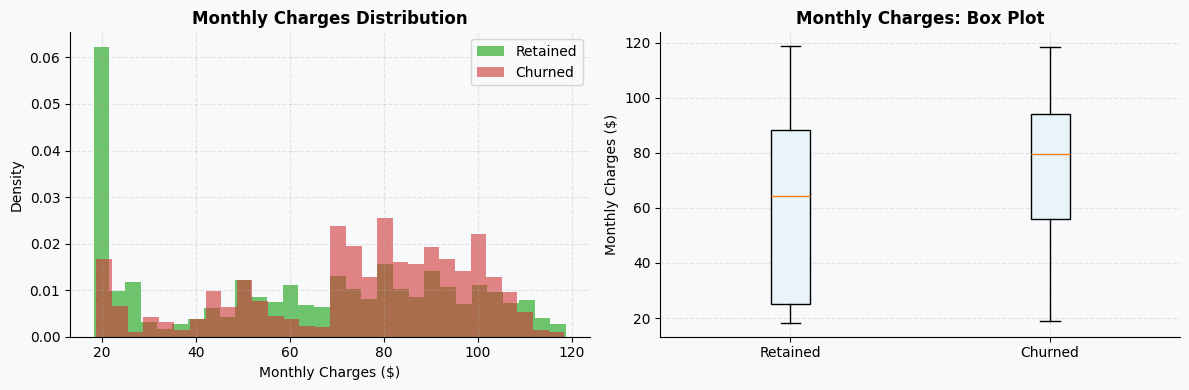
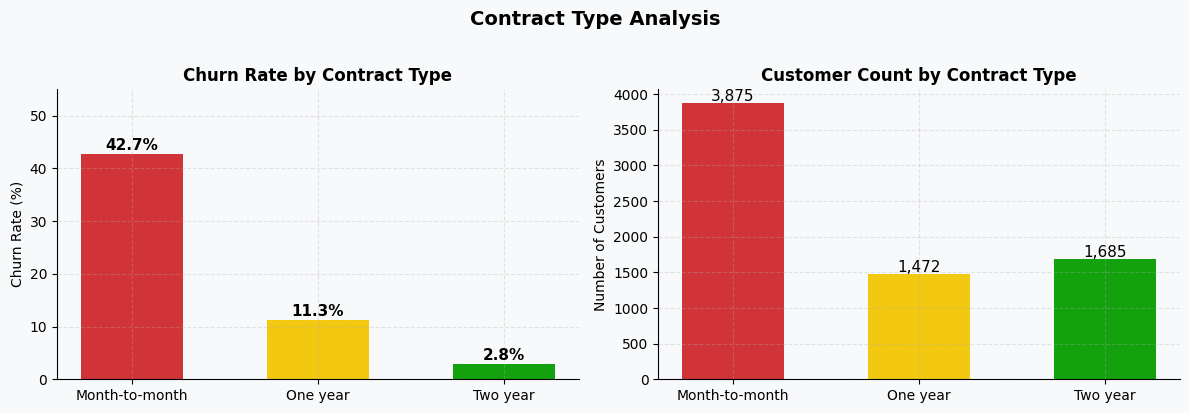
The notebook cell's code change between the first figure and the second:
--- before
+++ after
@@ -1,29 +1,28 @@
 fig, axes = plt.subplots(1, 2, figsize=(12, 4))
 
-# KDE plot
-for label, grp in df.groupby('Churn'):
-    color = COLORS['churn'] if label == 'Yes' else COLORS['retain']
-    axes[0].hist(grp['MonthlyCharges'], bins=30, alpha=0.6, color=color,
-                 label=f"{'Churned' if label=='Yes' else 'Retained'}", density=True)
-axes[0].set_title('Monthly Charges Distribution', fontweight='bold', fontsize=12)
-axes[0].set_xlabel('Monthly Charges ($)')
-axes[0].set_ylabel('Density')
-axes[0].legend()
+# Left: churn rate by contract
+contract_churn = df.groupby('Contract')['Churn_bin'].mean().sort_values(ascending=False) * 100
+bars = axes[0].bar(contract_churn.index, contract_churn.values,
+                   color=[COLORS['churn'], COLORS['warning'], COLORS['retain']],
+                   edgecolor='none', width=0.55)
+axes[0].set_title('Churn Rate by Contract Type', fontweight='bold', fontsize=12)
+axes[0].set_ylabel('Churn Rate (%)')
+axes[0].set_ylim(0, 55)
+for bar in bars:
+    axes[0].text(bar.get_x() + bar.get_width()/2, bar.get_height() + 0.8,
+                 f'{bar.get_height():.1f}%', ha='center', fontweight='bold', fontsize=11)
 
-# Box plot
-df_box = df[['MonthlyCharges','Churn']].copy()
-df_box['Churn_label'] = df_box['Churn'].map({'Yes':'Churned','No':'Retained'})
-bp = axes[1].boxplot([df[df['Churn']=='No']['MonthlyCharges'],
-                      df[df['Churn']=='Yes']['MonthlyCharges']],
-                     labels=['Retained','Churned'],
-                     patch_artist=True,
-                     boxprops=dict(facecolor='#e8f4f8'))
-axes[1].set_title('Monthly Charges: Box Plot', fontweight='bold', fontsize=12)
-axes[1].set_ylabel('Monthly Charges ($)')
+# Right: customer count by contract
+contract_counts = df.groupby('Contract').size()
+axes[1].bar(contract_counts.index, contract_counts.values,
+            color=COLORS['palette'][:3], edgecolor='none', width=0.55)
+axes[1].set_title('Customer Count by Contract Type', fontweight='bold', fontsize=12)
+axes[1].set_ylabel('Number of Customers')
+for bar in axes[1].patches:
+    axes[1].text(bar.get_x() + bar.get_width()/2, bar.get_height() + 30,
+                 f'{int(bar.get_height()):,}', ha='center', fontsize=11)
 
+plt.suptitle('Contract Type Analysis', fontsize=14, fontweight='bold', y=1.02)
 plt.tight_layout()
-plt.savefig('../reports/figures/03_charges_dist.png', dpi=150, bbox_inches='tight')
+plt.savefig('../reports/figures/01_contract_churn.png', dpi=150, bbox_inches='tight')
 plt.show()
-
-print("Avg Monthly Charges:")
-print(df.groupby('Churn')['MonthlyCharges'].mean().round(2))

Commit: feat: add cohort analysis notebook - retention heatmap, CLV by segment, month-to-month decay curve